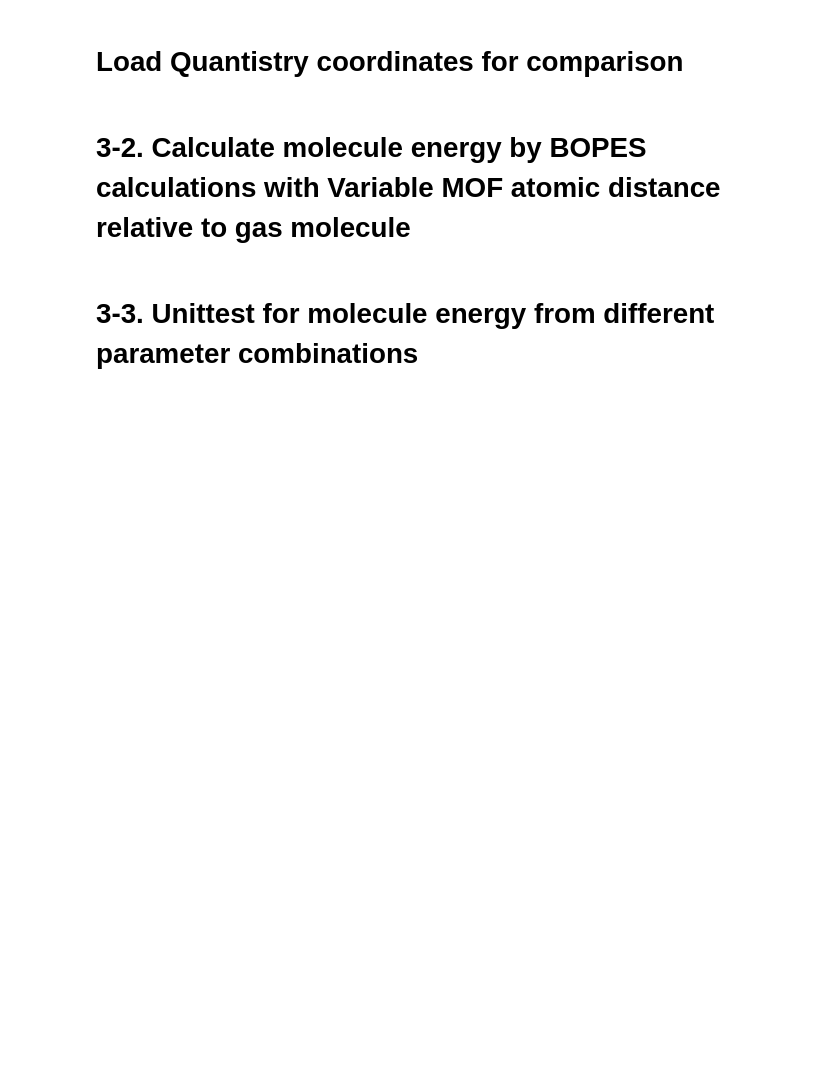
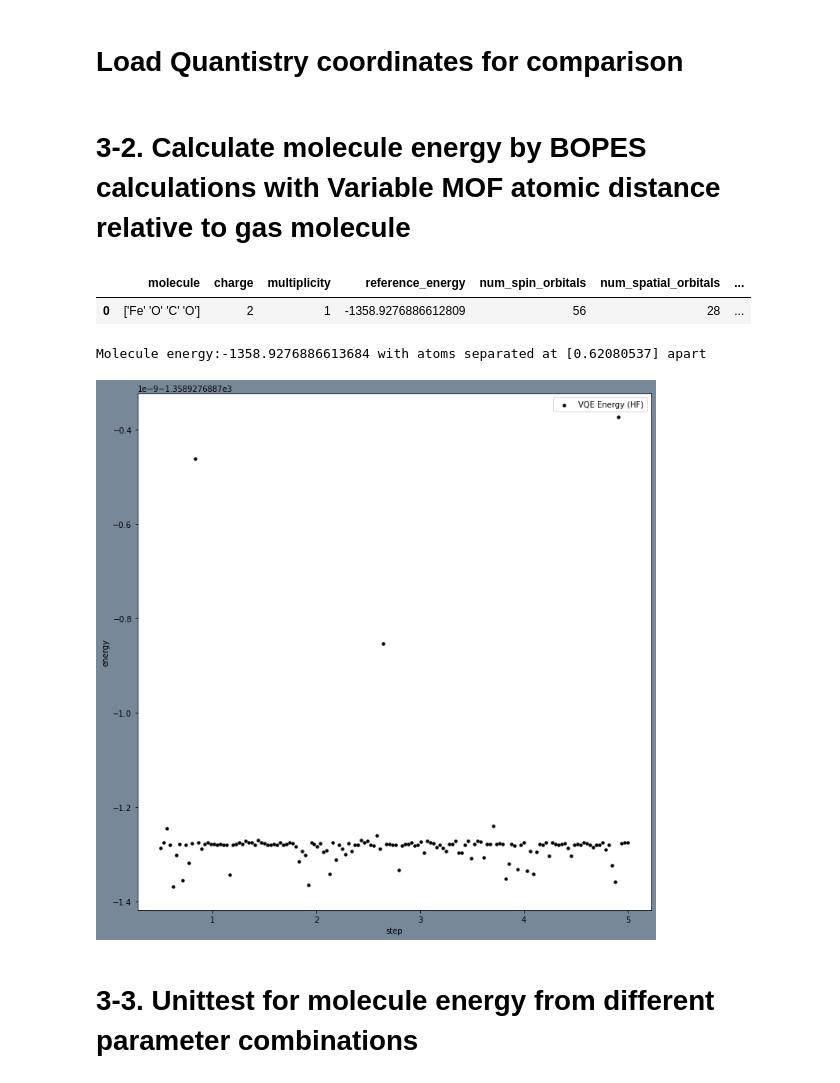
Before and after one commit to buttercutter/quantum-climate-challenge-2023, a Jupyter notebook: notebooks/deloitte_2023_quantux.ipynb, the cells around one changed output. Saved outputs shown, nothing was run; the diff lists cells and outputs as text; code cells hidden in the pictures; blank space fills up the shorter version.

Commit message:
Added initial BOPES simulation with Fe CO2. Coordinates are loaded from quantistry and modified and aligned to only X axis.

```diff
--- a/notebooks/deloitte_2023_quantux.ipynb
+++ b/notebooks/deloitte_2023_quantux.ipynb
@@ -513,7 +513,7 @@ def _4_get_ansatz(display_dict, problem, hyperparam, qubit_op, qubit_converter,
     # [UCCSD(), UCC(), PUCCD(), SUCCD(), UVCCSD()] # Others like PUCCD needs alpha == beta, ie. lots of restrictions thus all except UCCSD are left unused
     ansatz_hf = HartreeFock(num_qubits, num_particles, qubit_converter)
 
-    ansatz_uccsd = UCCSD(num_qubits,
+    ansatz_uccsd = UCCSD(num_spatial_orbitals,
                          num_particles,
                          qubit_converter,
                      initial_state=ansatz_hf)
@@ -576,7 +576,7 @@ def _5_get_solver_optimizer(display_dict, problem, hyperparam, qubit_op, qubit_c
     method_lst = ['Nelder-Mead', 'Powell', 'CG', 'BFGS', 'L-BFGS-B', 'TNC', 'COBYLA', 'SLSQP', 'trust-constr']
     opt = [partial(minimize, method=i) for i in method_lst]
 
-    optimizer_lst = [SPSA(maxiter=1), SLSQP(maxiter=1), COBYLA(maxiter=1)] + opt
+    optimizer_lst = [SPSA(maxiter=1), SLSQP(maxiter=1), COBYLA(maxiter=100)] + opt
     optimizer_name = ['SPSA', 'SLSQP', 'COBYLA'] + ['minimize_{}'.format(i) for i in method_lst]
 
     optimizer_dict = dict(zip(optimizer_name, optimizer_lst))
@@ -937,10 +937,10 @@ def get_a_molecule_bopes(input_value, hyperparam, input_type = 'molecule',
         plt.rcParams["figure.figsize"] = [10, 10]
         plt.rcParams["figure.autolayout"] = True
 
-        df = pd.DataFrame(list(zip(energy_lst, perturbation_steps)), columns = ['step', 'energy'])
+        df = pd.DataFrame(list(zip(energy_lst, perturbation_steps)), columns = ['energy', 'step'])
         fig, ax = plt.subplots(facecolor='lightslategray')
         ax.set_clip_on(False)
-        df.plot(kind='scatter', x='energy', y='step', ax=ax, color='black', linewidth=0, label = 'VQE Energy (HF)')
+        df.plot(kind='scatter', x='step', y='energy', ax=ax, color='black', linewidth=0, label = 'VQE Energy (HF)')
 
         e_min = min(energy_lst)
         p_min = perturbation_steps[energy_lst == e_min]
@@ -1002,5 +1002,15 @@ def getCoordinate(data, step, size):
 
         coords.append([coordx,coordy,coordz])
     return mol, coords
+# %%
+def getCoordinateQuantistryToBOPES(coords):
+    offsetx = 5
+    offsety = 5
+    offsetz = 5
+    newCoords = [(coords[0][0]-offsetx+coords[0][1]-offsety, 0, coords[0][2]-offsetz),
+                 (coords[1][0]-offsetx+coords[1][1]-offsety, 0, coords[1][2]-offsetz),
+                 (coords[2][0]-offsetx+coords[2][1]-offsety, 0, coords[2][2]-offsetz),
+                ]
+    return newCoords
 # %% [markdown]
 # 3-2. Calculate molecule energy by BOPES calculations with Variable MOF atomic distance relative to gas molecule
@@ -1007,3 +1082,12 @@ def getCoordinate(data, step, size):
+# %%
+run_VQE_BOPES_Energies(molecule_name='Fe2_CO2',multiplicity=1,charge=2,masses=[56, 1, 16, 1],
+                       atom_pair = (1, 0), freeze_remove=range(13,30), run_real = False,
+                       perturbation_steps = np.linspace(0.5, 5.0, 150), optimizer = 'COBYLA');
+# %% [output]
+|  | molecule | charge | multiplicity | reference_energy | num_spin_orbitals | num_spatial_orbitals | ... |
+| 0 | ['Fe' 'O' 'C' 'O'] | 2 | 1 | -1358.9276886612809 | 56 | 28 | ... |
+Molecule energy:-1358.9276886613684 with atoms separated at [0.62080537] apart
+[figure, added]
 # %% [markdown]
 # 3-3. Unittest for molecule energy from different parameter combinations
 # %%
```
Also changed, not shown: parts of 3 cells of this notebook.
